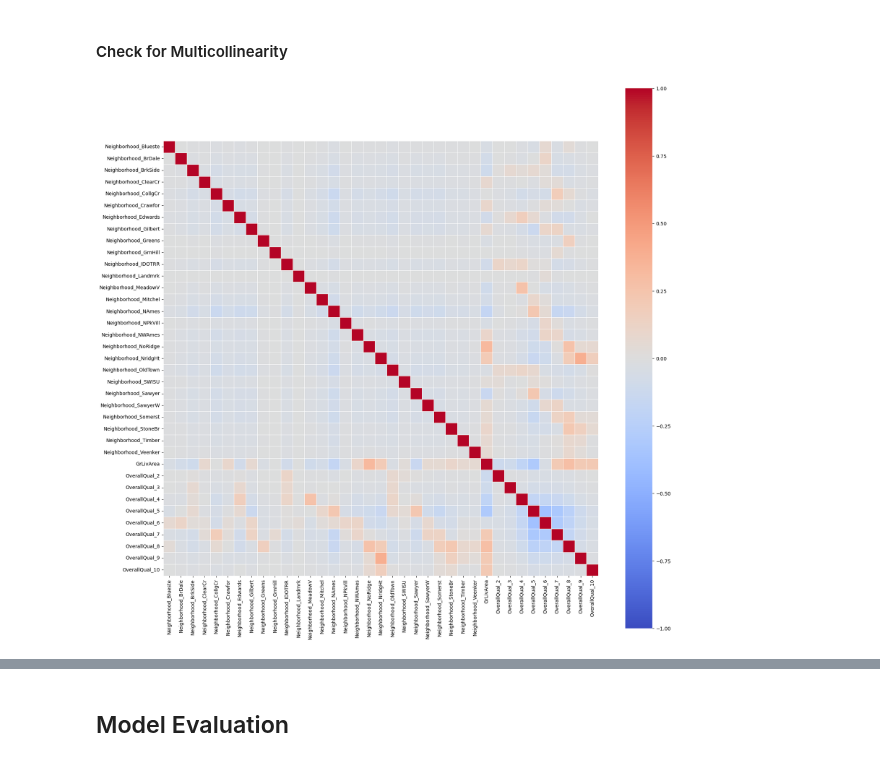
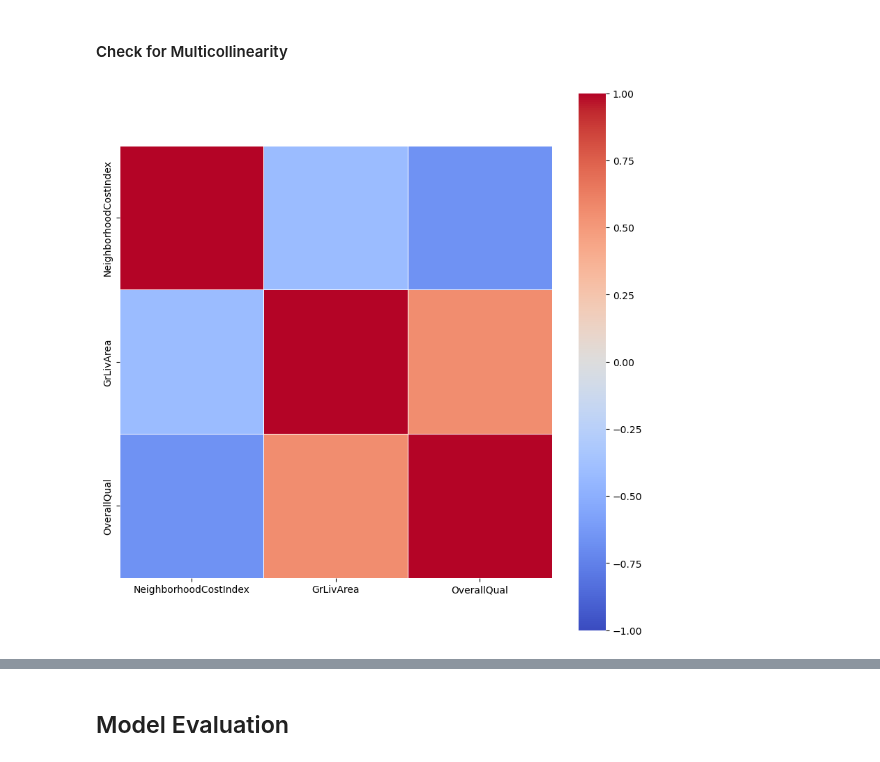
Before and after one commit to bassoonelephant/ames, a Jupyter notebook: 2-ames-LR.ipynb, the cells around one changed output, grey strips where cells are left out. Saved outputs shown, nothing was run; the diff lists cells and outputs as text; code cells hidden in the pictures.

```diff
--- a/2-ames-LR.ipynb
+++ b/2-ames-LR.ipynb
@@ -15,11 +15,11 @@ from sklearn.metrics import r2_score, mean_squared_error
 %matplotlib inline
 # %%
 # Load data
-ames_clean = pd.read_csv('data/Ames_Housing_Price_Data_clean.csv')
+data = pd.read_csv('data/Ames_Housing_Price_Data_encoded.csv')
 # %%
 # Create the independent variables and the target
-predictors = ames_clean.drop('SalePrice', axis=1)
-target = ames_clean['SalePrice']
+predictors = data.drop('SalePrice', axis=1)
+target = data['SalePrice']
 # %%
 print(predictors.columns.sort_values())
 # %% [output]
@@ -530,14 +461,17 @@ Index(['Neighborhood_Blueste', 'Neighborhood_BrDale', 'Neighborhood_BrkSide',
+# %%
+# Gather proxy variables from predictors
+selected_features_small = predictors[['NeighborhoodCostIndex', 'GrLivArea', 'OverallQual']]
 # %% [markdown]
 #### Check for Multicollinearity
 # %%
 # Plot the correlation matrix
 correlation_matrix = selected_features_small.corr()
 
-plt.figure(figsize=(20,20))
+plt.figure(figsize=(10,10))
 sns.heatmap(correlation_matrix, square=True, cmap='coolwarm', fmt='.2f', vmax=1.0, vmin=-1.0, linewidths=0.5)
 plt.show()
 # %% [output]
-[figure, old version]
+[figure, new version]
 # %%
 # Calculate the VIF for each feature in the selected_features DataFrame
 vif = pd.DataFrame()
```
Also changed, not shown: parts of 65 cells of this notebook.
